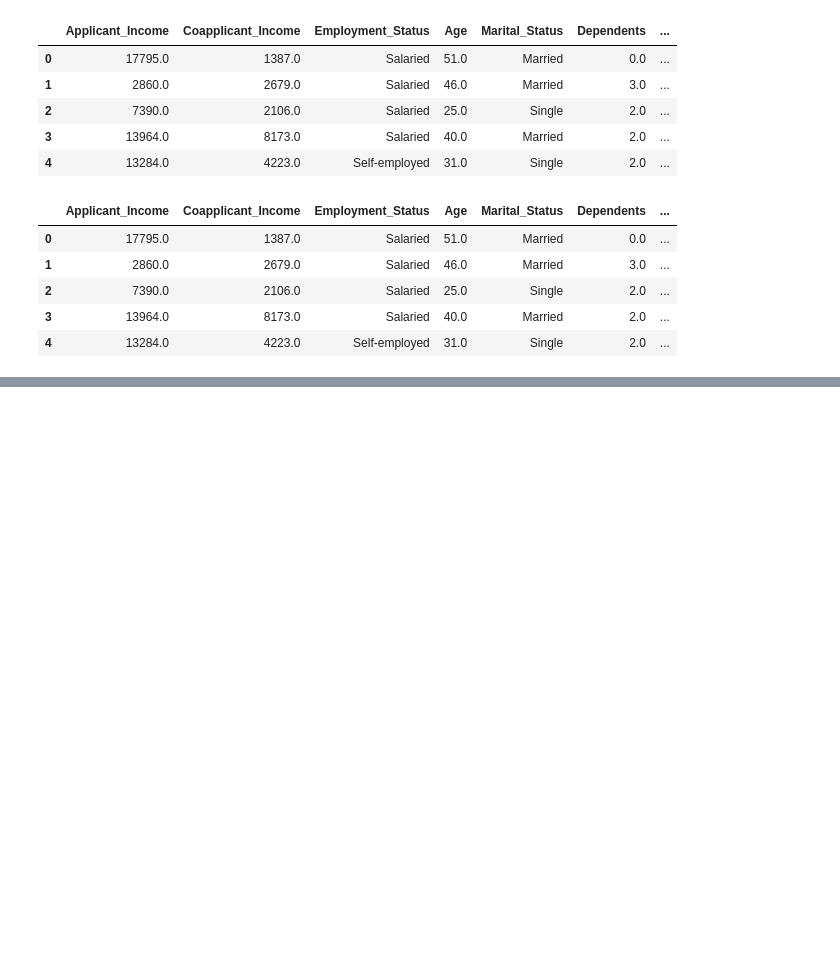
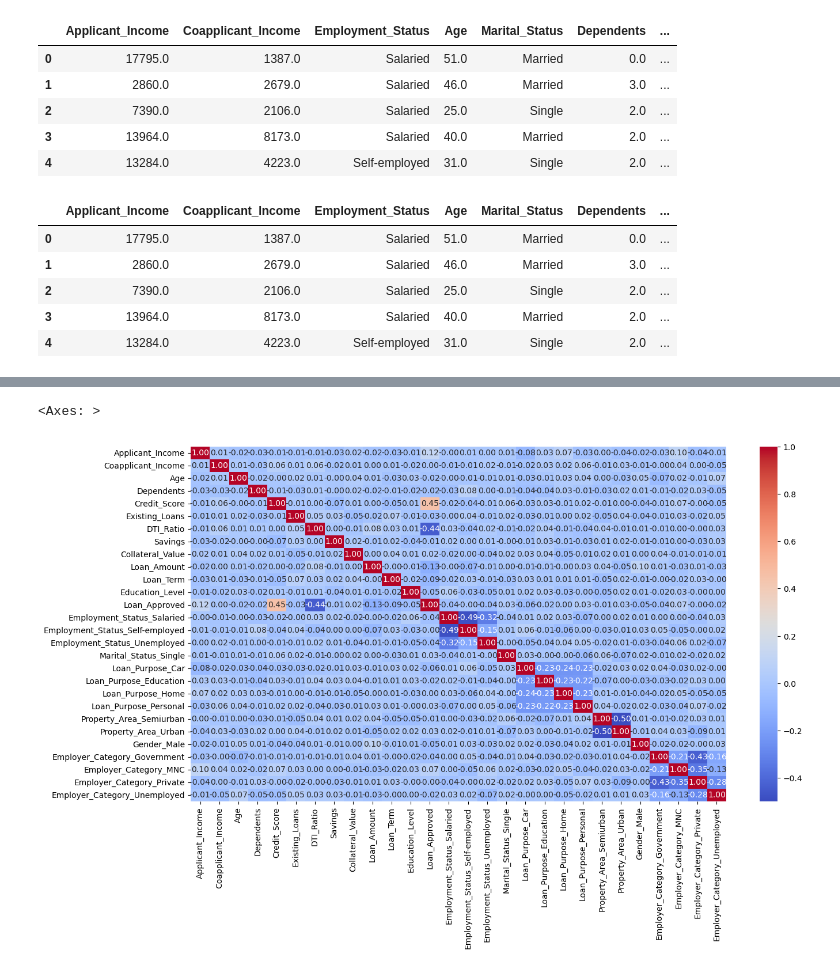
Before and after one commit to arpitsehal/crediFlow, a Jupyter notebook: crediFlow.ipynb, the cells around one changed output, grey strips where cells are left out. Saved outputs shown, nothing was run; the diff lists cells and outputs as text; code cells hidden in the pictures; blank space fills up the shorter version.

```diff
--- a/crediFlow.ipynb
+++ b/crediFlow.ipynb
@@ -270,0 +267,15 @@ memory usage: 921.9 KB
+# %%
+#Correlation heatmaps - used to check the values that are dependend for approval
+num_cols = df.select_dtypes(include = "number")
+corr_matrix = num_cols.corr()
+
+plt.figure(figsize=(15,8))
+sns.heatmap(
+    corr_matrix,
+    annot = True,
+    fmt = ".2f",
+    cmap = "coolwarm",
+)
+# %% [output]
+<Axes: >
+[figure, added]
```
Also changed, not shown: parts of 24 cells of this notebook.
